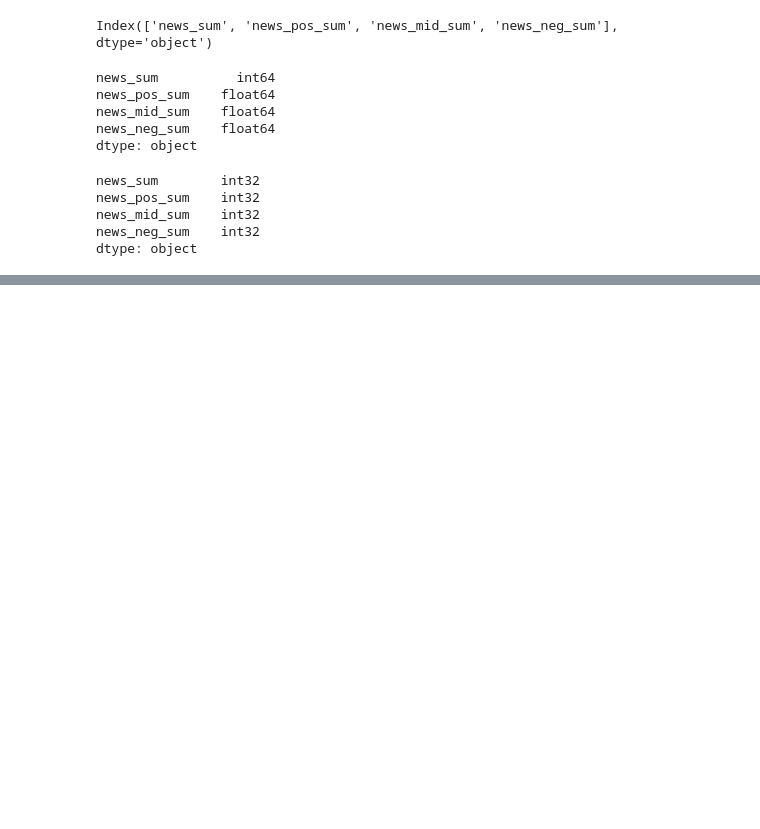
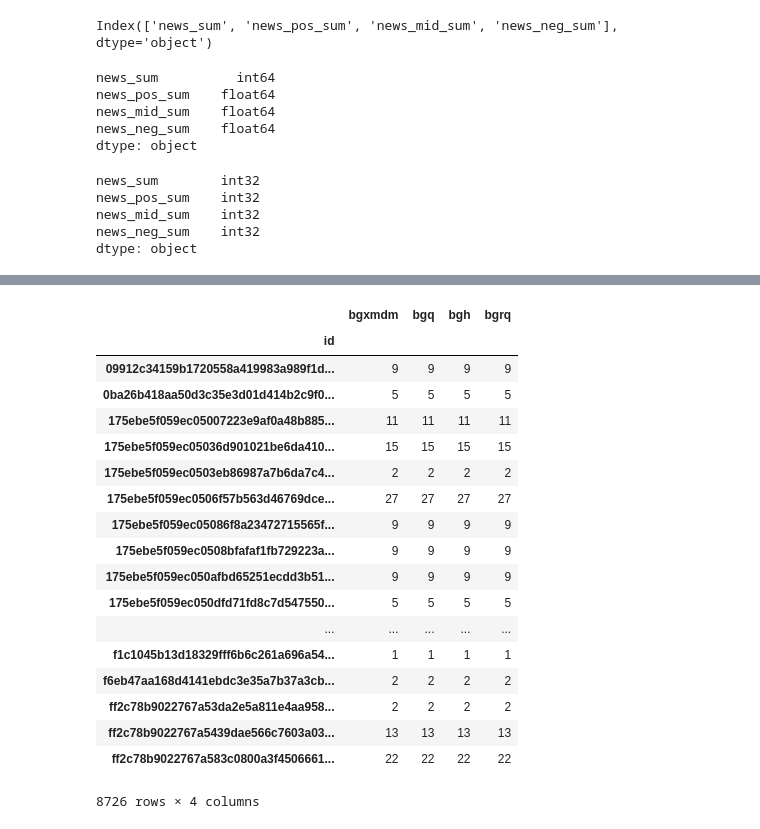
Before and after one commit to Explore16/datafountain_ccf, a Jupyter notebook: code/fea_explore.ipynb, the cells around one changed output, grey strips where cells are left out. Drawn from its saved outputs; the diff is of its cells as text; code cells hidden in the pictures; blank space fills up the shorter version.

```diff
--- a/code/fea_explore.ipynb
+++ b/code/fea_explore.ipynb
@@ -336,0 +360,2 @@ df_new_info.to_csv('../code/fea_explore/news_info.csv')
+# %%
+change_info = load_csv('../ccf_data/change_info.csv', converters={'id': str, 'bgxmdm': str})
@@ -336,0 +375,22 @@ df_new_info.to_csv('../code/fea_explore/news_info.csv')
+# %%
+change_info.groupby('id').count()
+# %% [output]
+|  | bgxmdm | bgq | bgh | bgrq |
+| id |  |  |  |  |
+| 09912c34159b1720558a419983a989f1d... | 9 | 9 | 9 | 9 |
+| 0ba26b418aa50d3c35e3d01d414b2c9f0... | 5 | 5 | 5 | 5 |
+| 175ebe5f059ec05007223e9af0a48b885... | 11 | 11 | 11 | 11 |
+| 175ebe5f059ec05036d901021be6da410... | 15 | 15 | 15 | 15 |
+| 175ebe5f059ec0503eb86987a7b6da7c4... | 2 | 2 | 2 | 2 |
+| 175ebe5f059ec0506f57b563d46769dce... | 27 | 27 | 27 | 27 |
+| 175ebe5f059ec05086f8a23472715565f... | 9 | 9 | 9 | 9 |
+| 175ebe5f059ec0508bfafaf1fb729223a... | 9 | 9 | 9 | 9 |
+| 175ebe5f059ec050afbd65251ecdd3b51... | 9 | 9 | 9 | 9 |
+| 175ebe5f059ec050dfd71fd8c7d547550... | 5 | 5 | 5 | 5 |
+| ... | ... | ... | ... | ... |
+| f1c1045b13d18329fff6b6c261a696a54... | 1 | 1 | 1 | 1 |
+| f6eb47aa168d4141ebdc3e35a7b37a3cb... | 2 | 2 | 2 | 2 |
+| ff2c78b9022767a53da2e5a811e4aa958... | 2 | 2 | 2 | 2 |
+| ff2c78b9022767a5439dae566c7603a03... | 13 | 13 | 13 | 13 |
+| ff2c78b9022767a583c0800a3f4506661... | 22 | 22 | 22 | 22 |
+8726 rows × 4 columns
```
Also changed, not shown: parts of 21 cells of this notebook, 6 other files.
